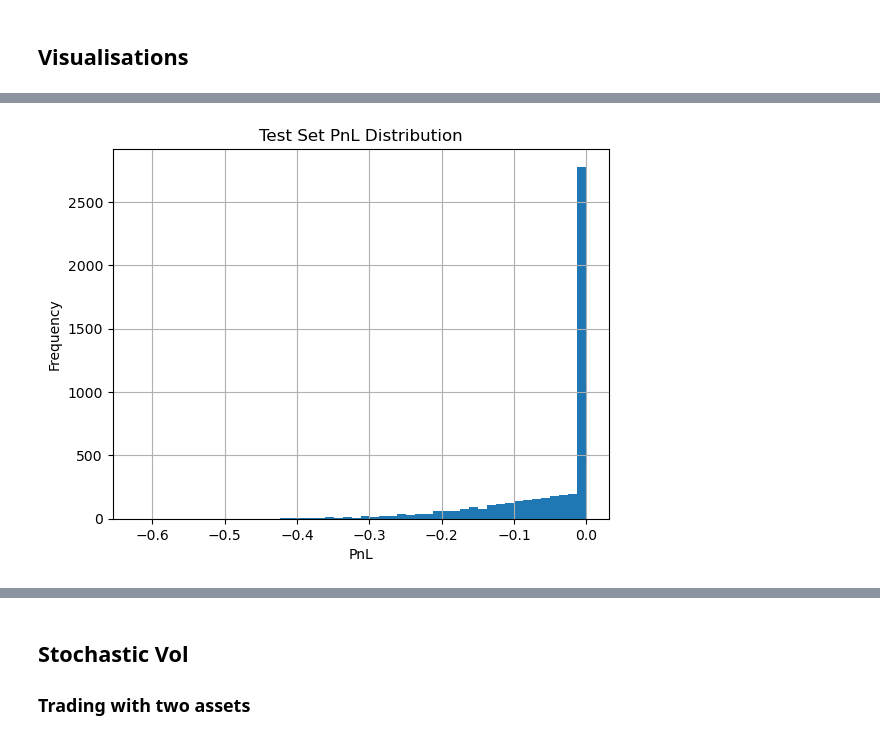
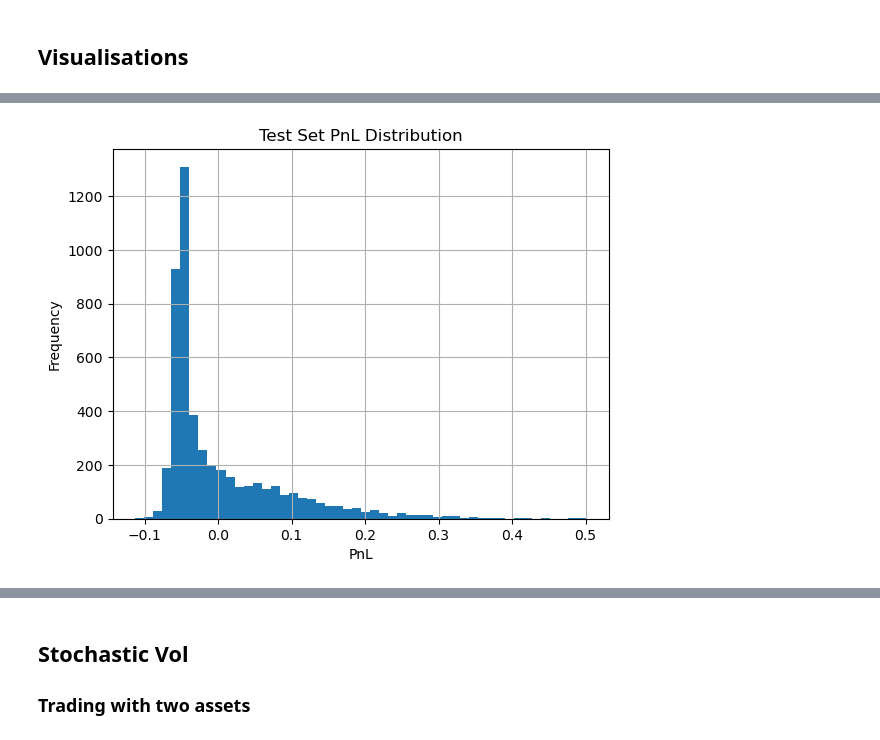
Before and after one commit to lisafaloughi/protohedge, a Jupyter notebook: notebooks/proto-trainer.ipynb, the cells around one changed output, grey strips where cells are left out. Cells and saved outputs as stored; diff of their text form; code cells hidden in the pictures.

```diff
--- a/notebooks/proto-trainer.ipynb
+++ b/notebooks/proto-trainer.ipynb
@@ -354,12 +447,12 @@ plt.show()
 # %%
-plt.hist(test_result["payoff"].numpy(), bins=50)
+plt.hist(test_result["pnl"].numpy(), bins=50)
 plt.title("Test Set PnL Distribution")
 plt.xlabel("PnL")
 plt.ylabel("Frequency")
 plt.grid(True)
 plt.show()
 # %% [output]
-[figure, old version]
+[figure, new version]
 # %%
 import numpy as np
 
```
Also changed, not shown: parts of 20 cells of this notebook, 6 other files.
